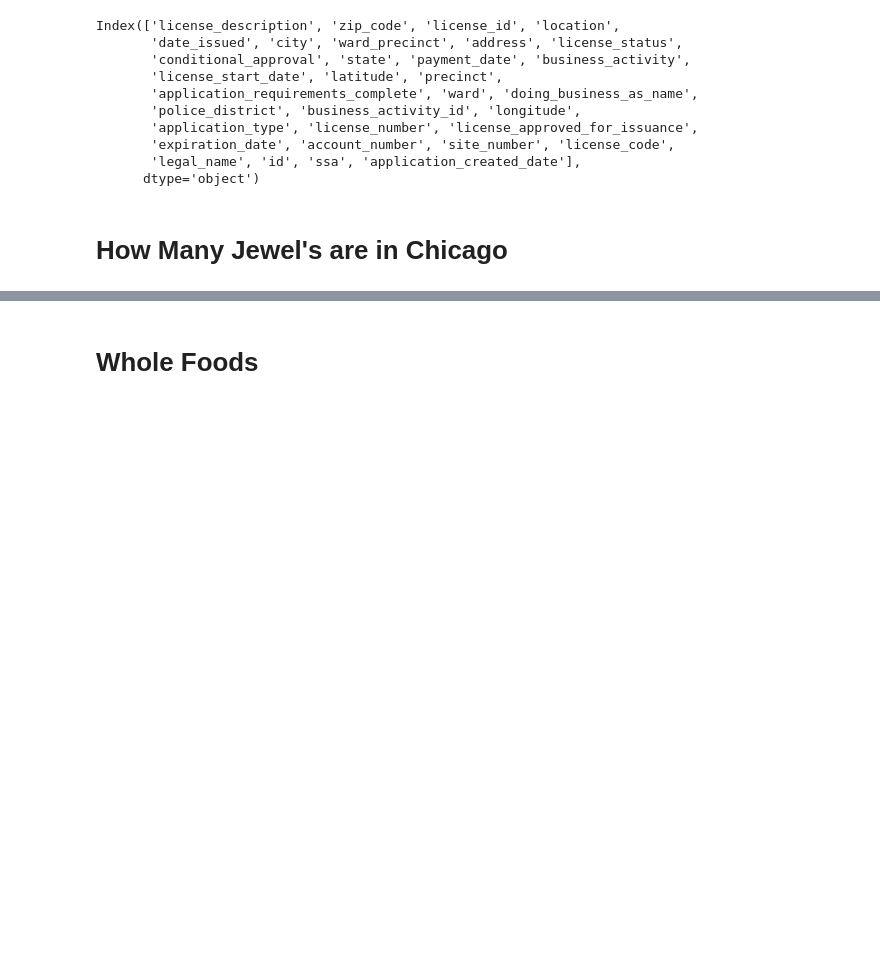
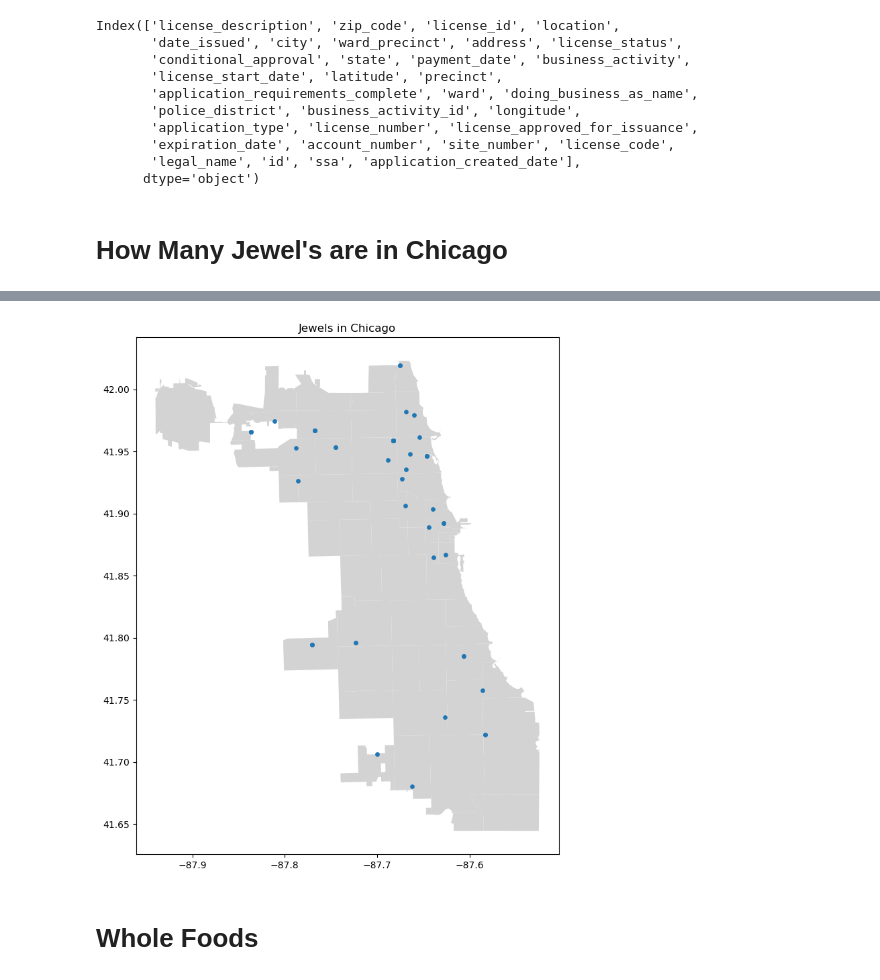
Before and after one commit to j-max/chicago_data, a Jupyter notebook: businesses/grocery_stores/grocery_stores.ipynb, the cells around one changed output, grey strips where cells are left out. Saved outputs shown, nothing was run; the diff lists cells and outputs as text; code cells hidden in the pictures; blank space fills up the shorter version.

```diff
--- a/businesses/grocery_stores/grocery_stores.ipynb
+++ b/businesses/grocery_stores/grocery_stores.ipynb
@@ -66,2 +87,7 @@ Thee are 24 Jewels currently active in Chicago
+# %%
+jewel_geo_df = create_geo_df(jewels)
+create_chicago_map(jewel_geo_df, markersize=15, title="Jewels in Chicago")
+# %% [output]
+[figure, added]
 # %% [markdown]
 # Whole Foods
```
Also changed, not shown: parts of 34 cells of this notebook, 4 other files.
